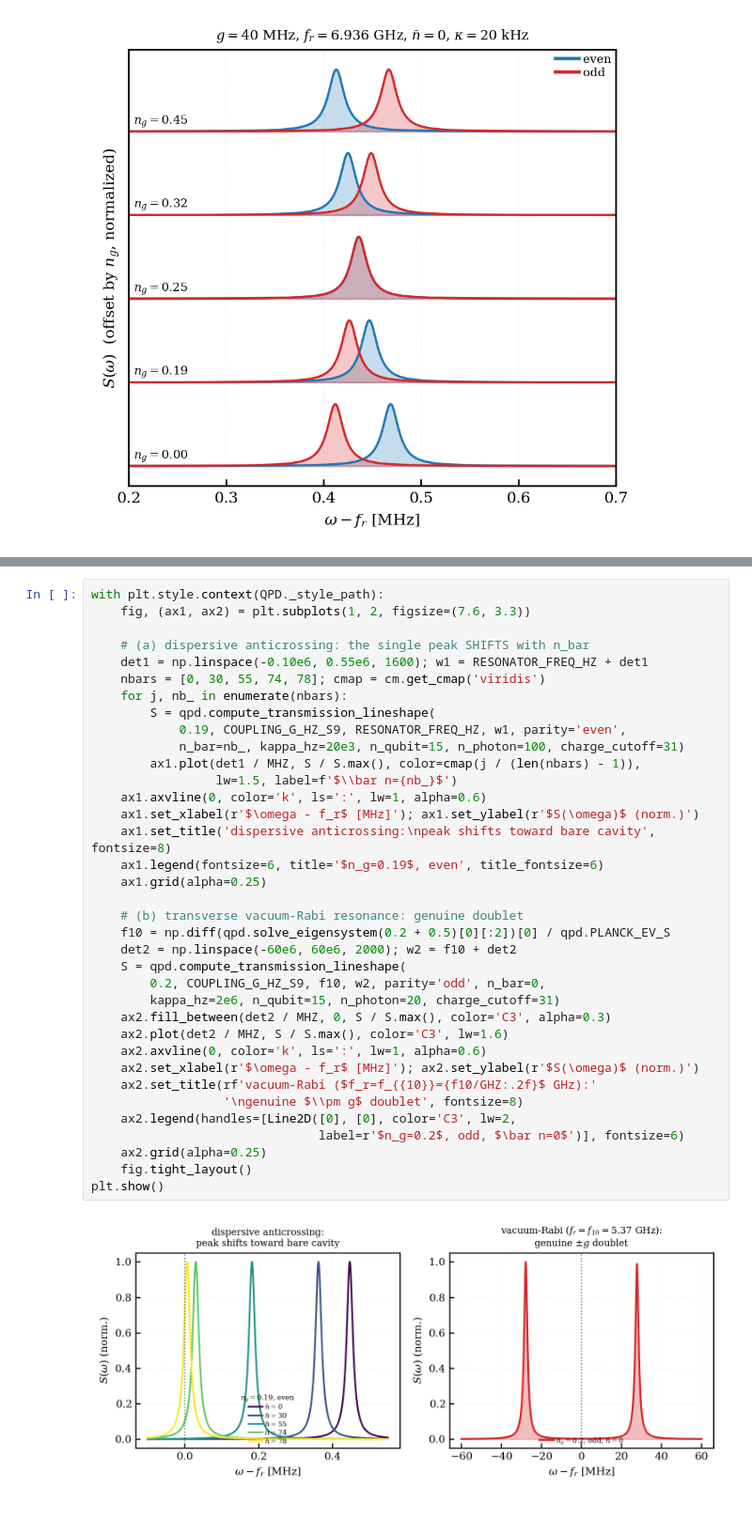
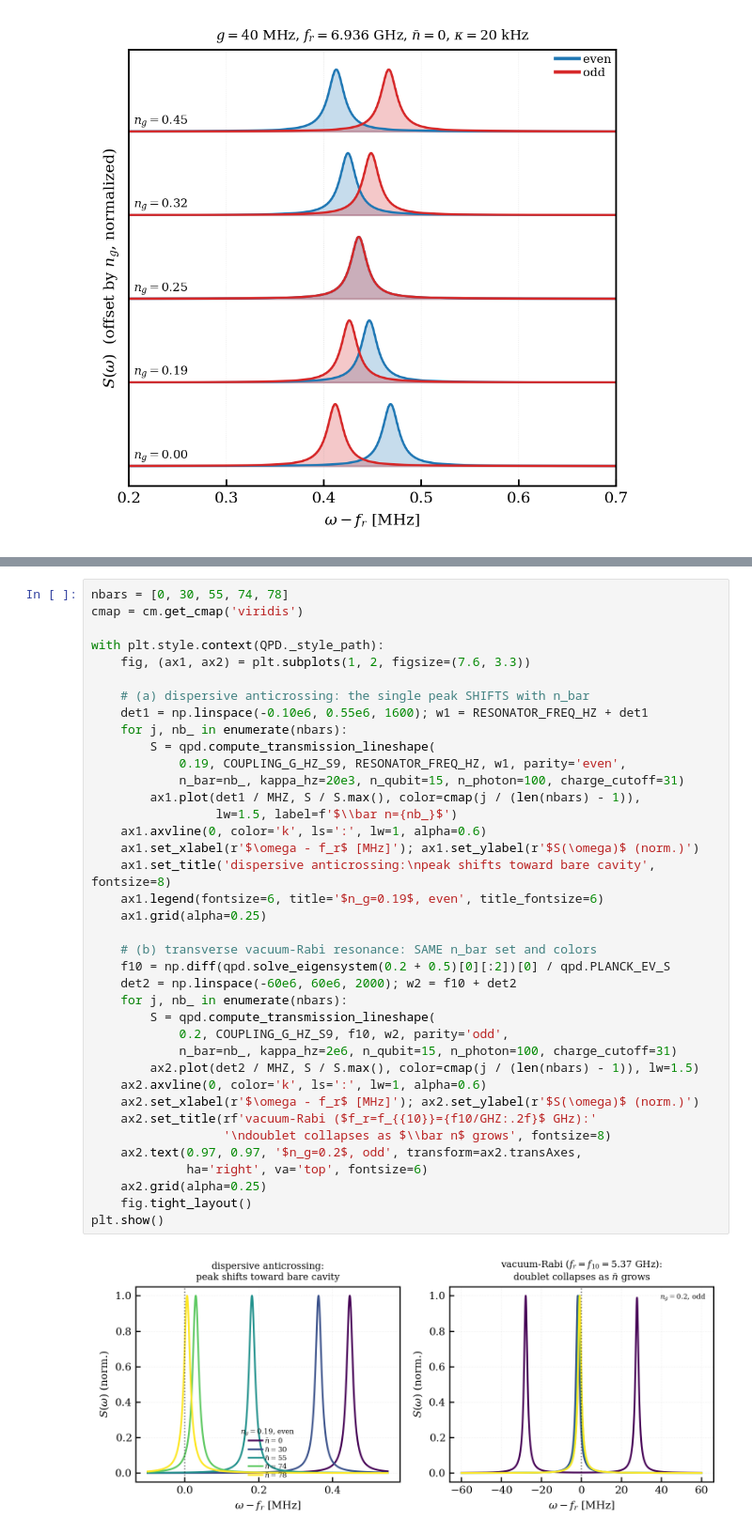
Before and after one commit to WashU-Astroparticle-Lab/qpd, a Jupyter notebook: notebooks/qpd_jc.ipynb, the cells around one changed output, grey strips where cells are left out. Shown at 94% size. Saved outputs shown, nothing was run; the diff lists cells and outputs as text.

```diff
--- a/notebooks/qpd_jc.ipynb
+++ b/notebooks/qpd_jc.ipynb
@@ -958,41 +963,43 @@ the strong-coupling regime you design readout *away* from.
-# %%
-with plt.style.context(QPD._style_path):
-    fig, (ax1, ax2) = plt.subplots(1, 2, figsize=(7.6, 3.3))
-
-    # (a) dispersive anticrossing: the single peak SHIFTS with n_bar
-    det1 = np.linspace(-0.10e6, 0.55e6, 1600); w1 = RESONATOR_FREQ_HZ + det1
-    nbars = [0, 30, 55, 74, 78]; cmap = cm.get_cmap('viridis')
-    for j, nb_ in enumerate(nbars):
-        S = qpd.compute_transmission_lineshape(
-            0.19, COUPLING_G_HZ_S9, RESONATOR_FREQ_HZ, w1, parity='even',
-            n_bar=nb_, kappa_hz=20e3, n_qubit=15, n_photon=100, charge_cutoff=31)
-        ax1.plot(det1 / MHZ, S / S.max(), color=cmap(j / (len(nbars) - 1)),
-                 lw=1.5, label=f'$\\bar n={nb_}$')
-    ax1.axvline(0, color='k', ls=':', lw=1, alpha=0.6)
-    ax1.set_xlabel(r'$\omega - f_r$ [MHz]'); ax1.set_ylabel(r'$S(\omega)$ (norm.)')
-    ax1.set_title('dispersive anticrossing:\npeak shifts toward bare cavity', fontsize=8)
-    ax1.legend(fontsize=6, title='$n_g=0.19$, even', title_fontsize=6)
-    ax1.grid(alpha=0.25)
-
-    # (b) transverse vacuum-Rabi resonance: genuine doublet
-    f10 = np.diff(qpd.solve_eigensystem(0.2 + 0.5)[0][:2])[0] / qpd.PLANCK_EV_S
-    det2 = np.linspace(-60e6, 60e6, 2000); w2 = f10 + det2
-    S = qpd.compute_transmission_lineshape(
-        0.2, COUPLING_G_HZ_S9, f10, w2, parity='odd', n_bar=0,
-        kappa_hz=2e6, n_qubit=15, n_photon=20, charge_cutoff=31)
-    ax2.fill_between(det2 / MHZ, 0, S / S.max(), color='C3', alpha=0.3)
-    ax2.plot(det2 / MHZ, S / S.max(), color='C3', lw=1.6)
-    ax2.axvline(0, color='k', ls=':', lw=1, alpha=0.6)
-    ax2.set_xlabel(r'$\omega - f_r$ [MHz]'); ax2.set_ylabel(r'$S(\omega)$ (norm.)')
-    ax2.set_title(rf'vacuum-Rabi ($f_r=f_{{10}}={f10/GHZ:.2f}$ GHz):'
-                  '\ngenuine $\\pm g$ doublet', fontsize=8)
-    ax2.legend(handles=[Line2D([0], [0], color='C3', lw=2,
-                               label=r'$n_g=0.2$, odd, $\bar n=0$')], fontsize=6)
-    ax2.grid(alpha=0.25)
-    fig.tight_layout()
-plt.show()
-# %% [output]
-[figure, removed]
+# %%
+nbars = [0, 30, 55, 74, 78]
+cmap = cm.get_cmap('viridis')
+
+with plt.style.context(QPD._style_path):
+    fig, (ax1, ax2) = plt.subplots(1, 2, figsize=(7.6, 3.3))
+
+    # (a) dispersive anticrossing: the single peak SHIFTS with n_bar
+    det1 = np.linspace(-0.10e6, 0.55e6, 1600); w1 = RESONATOR_FREQ_HZ + det1
+    for j, nb_ in enumerate(nbars):
+        S = qpd.compute_transmission_lineshape(
+            0.19, COUPLING_G_HZ_S9, RESONATOR_FREQ_HZ, w1, parity='even',
+            n_bar=nb_, kappa_hz=20e3, n_qubit=15, n_photon=100, charge_cutoff=31)
+        ax1.plot(det1 / MHZ, S / S.max(), color=cmap(j / (len(nbars) - 1)),
+                 lw=1.5, label=f'$\\bar n={nb_}$')
+    ax1.axvline(0, color='k', ls=':', lw=1, alpha=0.6)
+    ax1.set_xlabel(r'$\omega - f_r$ [MHz]'); ax1.set_ylabel(r'$S(\omega)$ (norm.)')
+    ax1.set_title('dispersive anticrossing:\npeak shifts toward bare cavity', fontsize=8)
+    ax1.legend(fontsize=6, title='$n_g=0.19$, even', title_fontsize=6)
+    ax1.grid(alpha=0.25)
+
+    # (b) transverse vacuum-Rabi resonance: SAME n_bar set and colors
+    f10 = np.diff(qpd.solve_eigensystem(0.2 + 0.5)[0][:2])[0] / qpd.PLANCK_EV_S
+    det2 = np.linspace(-60e6, 60e6, 2000); w2 = f10 + det2
+    for j, nb_ in enumerate(nbars):
+        S = qpd.compute_transmission_lineshape(
+            0.2, COUPLING_G_HZ_S9, f10, w2, parity='odd',
+            n_bar=nb_, kappa_hz=2e6, n_qubit=15, n_photon=100, charge_cutoff=31)
+        ax2.plot(det2 / MHZ, S / S.max(), color=cmap(j / (len(nbars) - 1)), lw=1.5)
+    ax2.axvline(0, color='k', ls=':', lw=1, alpha=0.6)
+    ax2.set_xlabel(r'$\omega - f_r$ [MHz]'); ax2.set_ylabel(r'$S(\omega)$ (norm.)')
+    ax2.set_title(rf'vacuum-Rabi ($f_r=f_{{10}}={f10/GHZ:.2f}$ GHz):'
+                  '\ndoublet collapses as $\\bar n$ grows', fontsize=8)
+    ax2.text(0.97, 0.97, '$n_g=0.2$, odd', transform=ax2.transAxes,
+             ha='right', va='top', fontsize=6)
+    ax2.grid(alpha=0.25)
+    fig.tight_layout()
+plt.show()
+# %% [output]
+[figure, added]
 # %% [markdown]
 ## Summary
 
```
Also changed, not shown: parts of 1 cell of this notebook.
